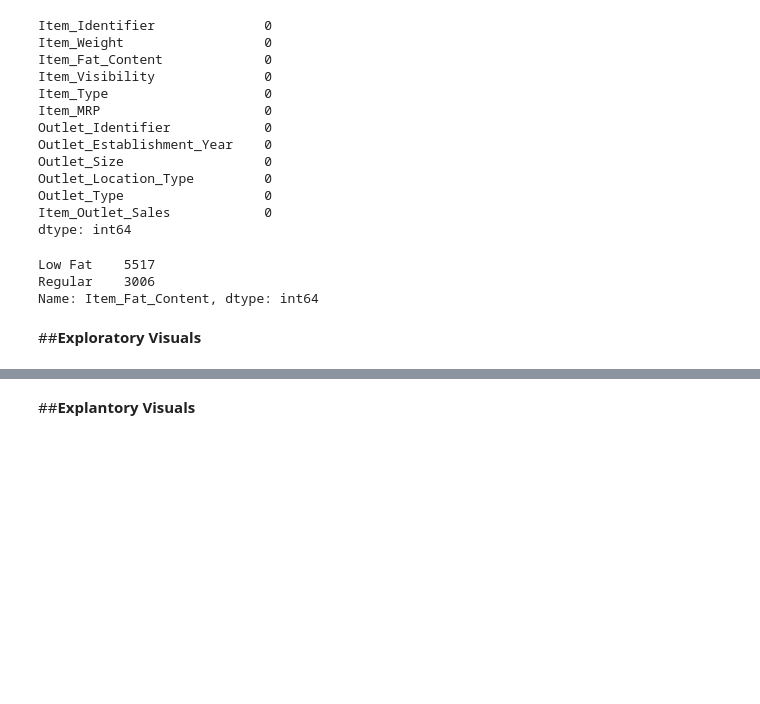
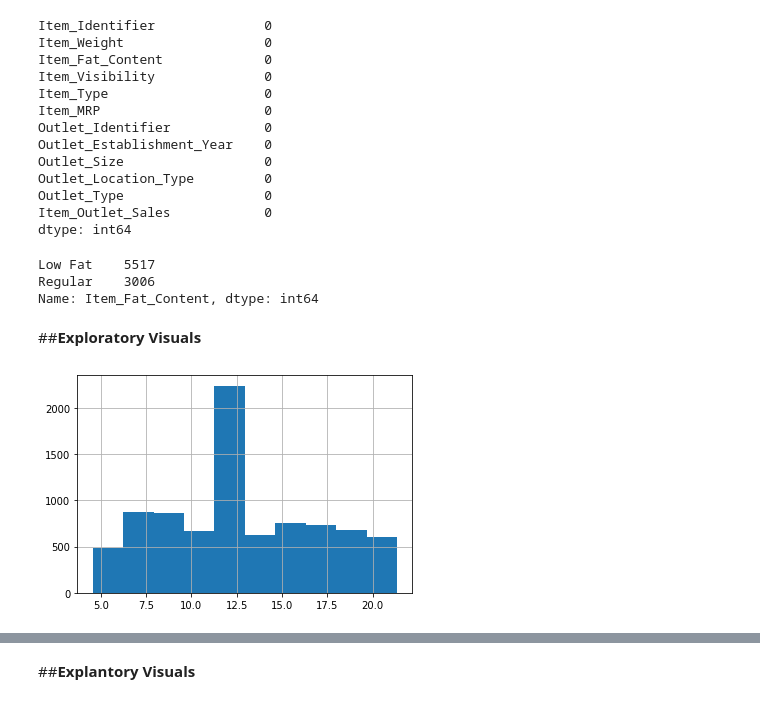
Before and after one commit to CatDawn29/Outlet-Sales-Project-, a Jupyter notebook: Catherine's_Project_with_pandas.ipynb, the cells around one changed output, grey strips where cells are left out. Drawn from its saved outputs; the diff is of its cells as text; code cells hidden in the pictures; blank space fills up the shorter version.

```diff
--- a/Catherine's_Project_with_pandas.ipynb
+++ b/Catherine's_Project_with_pandas.ipynb
@@ -165,3 +168,7 @@ Regular    3006
 Name: Item_Fat_Content, dtype: int64
 # %% [markdown]
 ##**Exploratory Visuals**
+# %%
+sales['Item_Weight'].hist();
+# %% [output]
+[figure, added]
```
Also changed, not shown: parts of 3 cells of this notebook.
